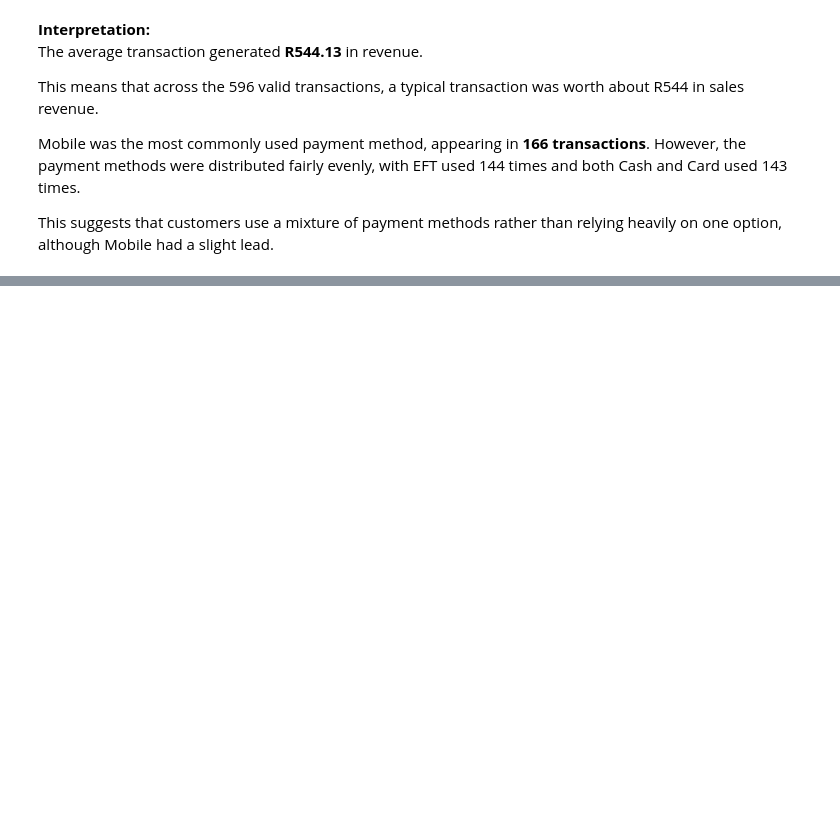
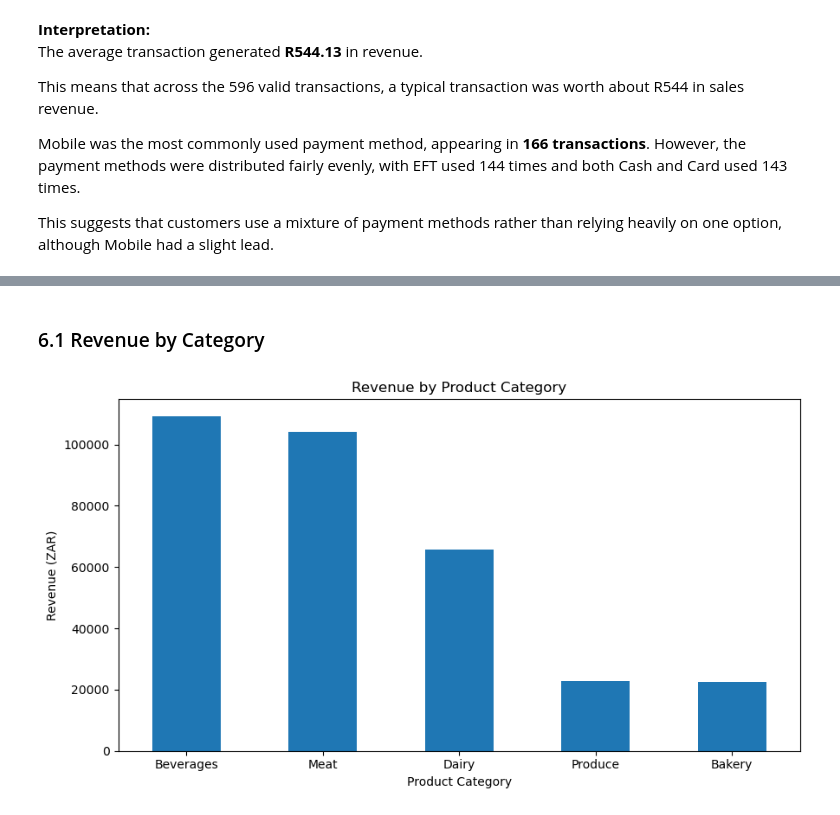
Before and after one commit to xayanklovell/retail-sales-analysis, a Jupyter notebook: analysis.ipynb, the cells around one changed output, grey strips where cells are left out. Cells and saved outputs as stored; diff of their text form; code cells hidden in the pictures; blank space fills up the shorter version.

Commit message:
Add required sales visualisations

```diff
--- a/analysis.ipynb
+++ b/analysis.ipynb
@@ -629,0 +636,20 @@ This suggests that customers use a mixture of payment methods rather than relyin
+# %% [markdown]
+### 6.1 Revenue by Category
+# %%
+fig, ax = plt.subplots(figsize=(9, 5))
+
+category_revenue.plot(kind="bar", ax=ax)
+
+ax.set_title("Revenue by Product Category")
+ax.set_xlabel("Product Category")
+ax.set_ylabel("Revenue (ZAR)")
+
+ax.tick_params(axis="x", rotation=0)
+
+fig.tight_layout()
+
+fig.savefig("charts/revenue_by_category.png", dpi=300)
+
+plt.show()
+# %% [output]
+[figure, added]
```
Also changed, not shown: parts of 6 cells of this notebook, 3 other files.
